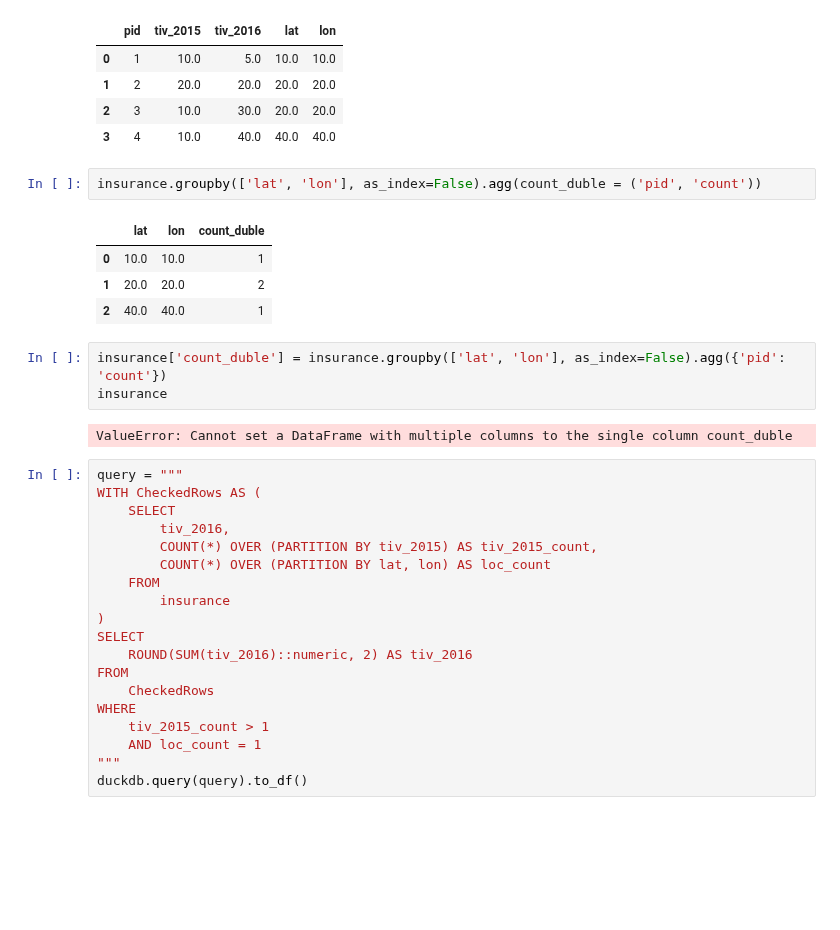
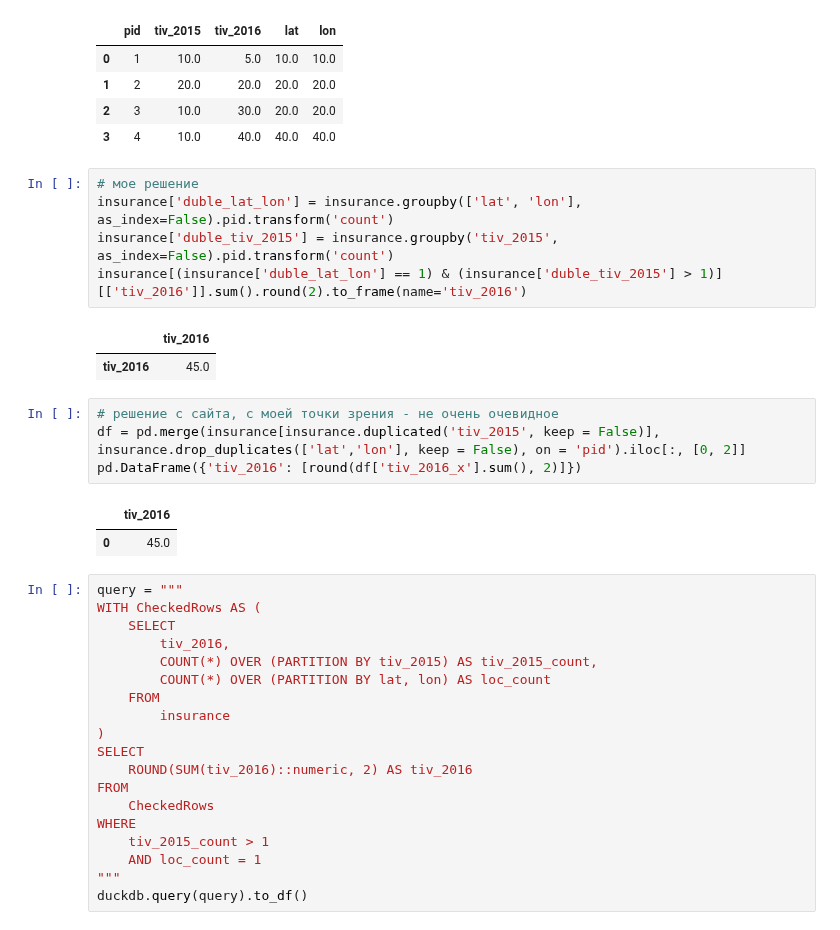
Before and after one commit to Praldmur/Tasks, a Jupyter notebook: LeetCode_Med.ipynb, the cells around one changed output. Saved outputs shown, nothing was run; the diff lists cells and outputs as text; blank space fills up the shorter version.

```diff
--- a/LeetCode_Med.ipynb
+++ b/LeetCode_Med.ipynb
@@ -383,18 +383,21 @@ insurance
 | 1 | 2 | 20.0 | 20.0 | 20.0 | 20.0 |
 | 2 | 3 | 10.0 | 30.0 | 20.0 | 20.0 |
 | 3 | 4 | 10.0 | 40.0 | 40.0 | 40.0 |
-# %%
-insurance.groupby(['lat', 'lon'], as_index=False).agg(count_duble = ('pid', 'count'))
-# %% [output]
-|  | lat | lon | count_duble |
-| 0 | 10.0 | 10.0 | 1 |
-| 1 | 20.0 | 20.0 | 2 |
-| 2 | 40.0 | 40.0 | 1 |
 # %%
-insurance['count_duble'] = insurance.groupby(['lat', 'lon'], as_index=False).agg({'pid': 'count'})
-insurance
+# мое решение
+insurance['duble_lat_lon'] = insurance.groupby(['lat', 'lon'], as_index=False).pid.transform('count')
+insurance['duble_tiv_2015'] = insurance.groupby('tiv_2015', as_index=False).pid.transform('count')
+insurance[(insurance['duble_lat_lon'] == 1) & (insurance['duble_tiv_2015'] > 1)][['tiv_2016']].sum().round(2).to_frame(name='tiv_2016')
 # %% [output]
-ValueError: Cannot set a DataFrame with multiple columns to the single column count_duble
+|  | tiv_2016 |
+| tiv_2016 | 45.0 |
+# %%
+# решение с сайта, с моей точки зрения - не очень очевидное
+df = pd.merge(insurance[insurance.duplicated('tiv_2015', keep = False)], insurance.drop_duplicates(['lat','lon'], keep = False), on = 'pid').iloc[:, [0, 2]]
+pd.DataFrame({'tiv_2016': [round(df['tiv_2016_x'].sum(), 2)]})
+# %% [output]
+|  | tiv_2016 |
+| 0 | 45.0 |
 # %%
 query = """
 WITH CheckedRows AS (
```
